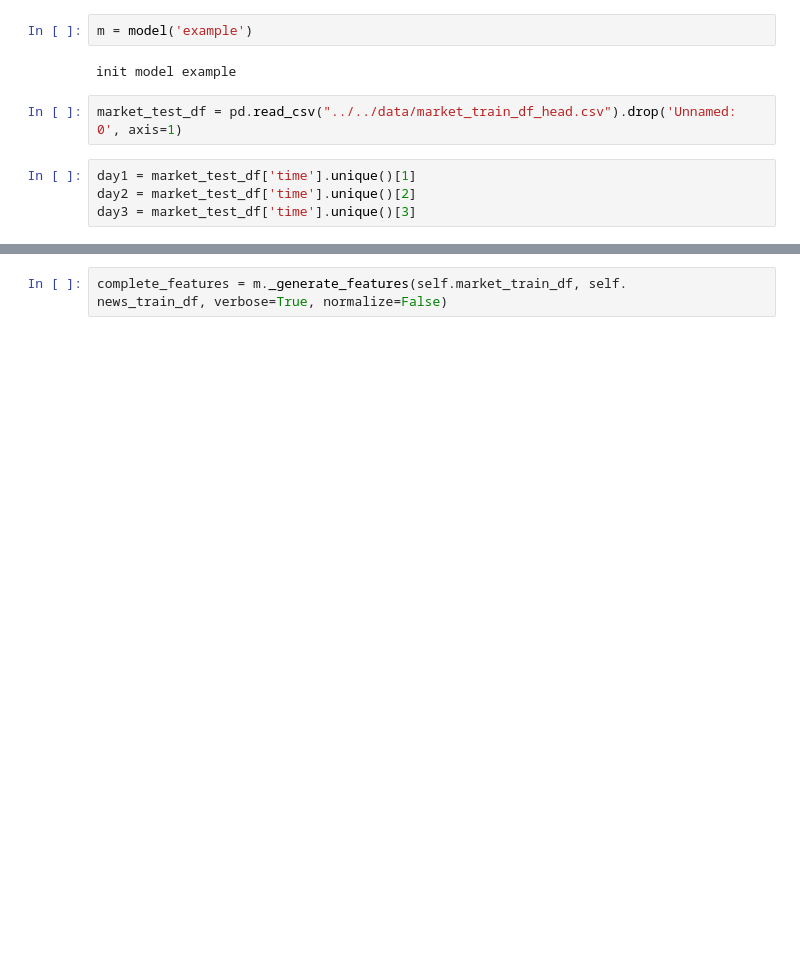
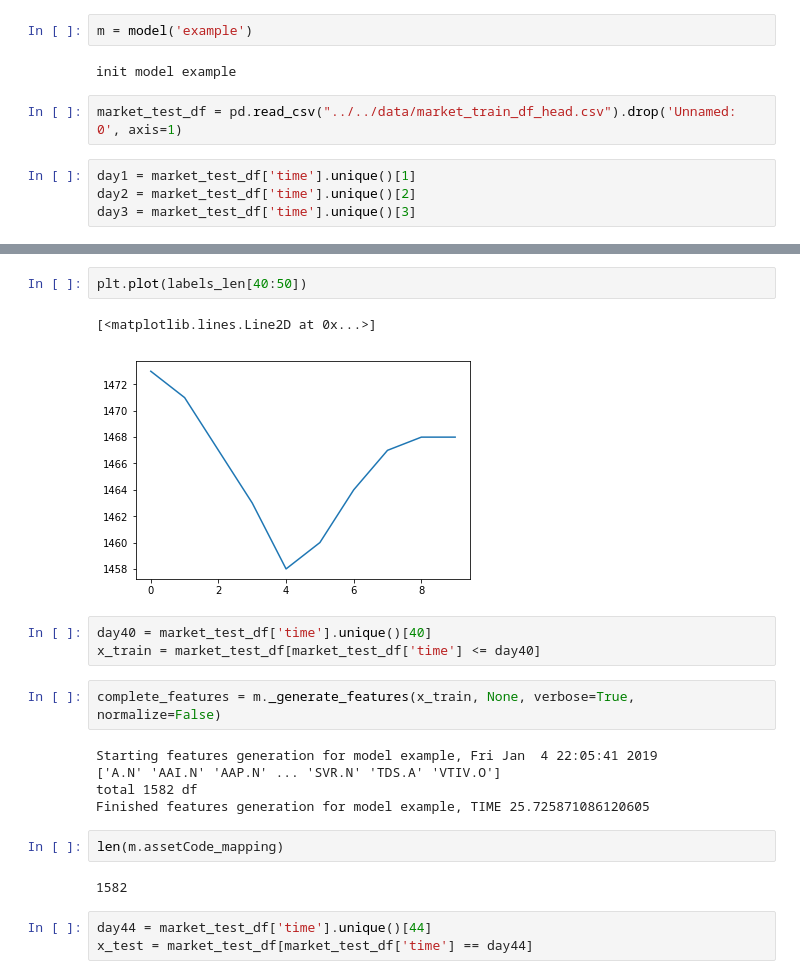
Before and after one commit to SolbiatiAlessandro/two-sigma-kaggle, a Jupyter notebook: kernels/DecisionTree/ipynb/test_assetCode_label.ipynb, the cells around one changed output, grey strips where cells are left out. Cells and saved outputs as stored; diff of their text form; blank space fills up the shorter version.

Commit message:
FIX -fixed mapping bug (TESTED)

```diff
--- a/kernels/DecisionTree/ipynb/test_assetCode_label.ipynb
+++ b/kernels/DecisionTree/ipynb/test_assetCode_label.ipynb
@@ -26,2 +47,22 @@ array(['A.N', 'AAI.N', 'AAP.N', ..., 'ZRAN.O', 'ZUMZ.O', 'ZZ.N'],
+# %%
+plt.plot(labels_len[40:50])
+# %% [output]
+[<matplotlib.lines.Line2D at 0x...>]
+[figure, added]
+# %%
+day40 = market_test_df['time'].unique()[40]
+x_train = market_test_df[market_test_df['time'] <= day40]
 # %%
-complete_features = m._generate_features(self.market_train_df, self.    news_train_df, verbose=True, normalize=False)
+complete_features = m._generate_features(x_train, None, verbose=True, normalize=False)
+# %% [output]
+Starting features generation for model example, Fri Jan  4 22:05:41 2019
+['A.N' 'AAI.N' 'AAP.N' ... 'SVR.N' 'TDS.A' 'VTIV.O']
+total 1582 df
+Finished features generation for model example, TIME 25.725871086120605
+# %%
+len(m.assetCode_mapping)
+# %% [output]
+1582
+# %%
+day44 = market_test_df['time'].unique()[44]
+x_test = market_test_df[market_test_df['time'] == day44]
```
Also changed, not shown: parts of 11 cells of this notebook, 1 other file.
